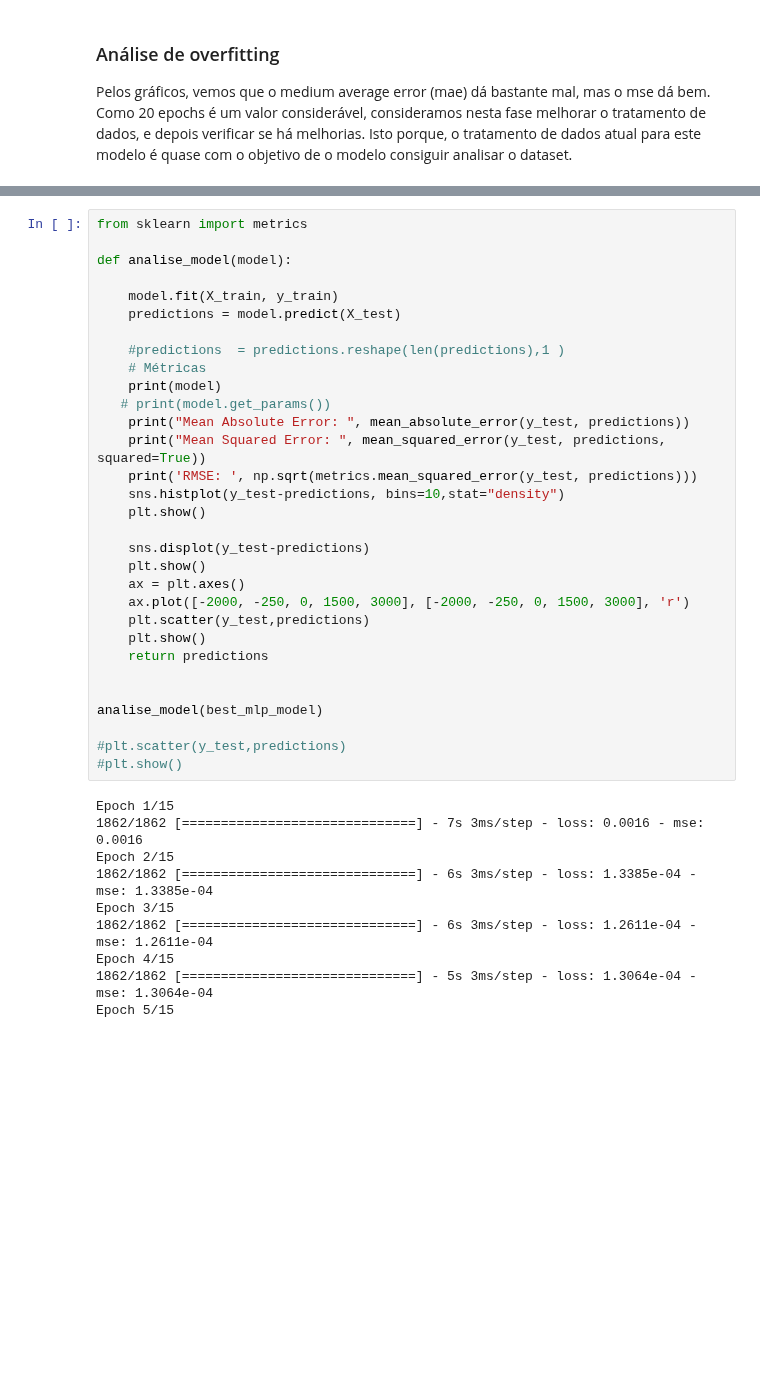
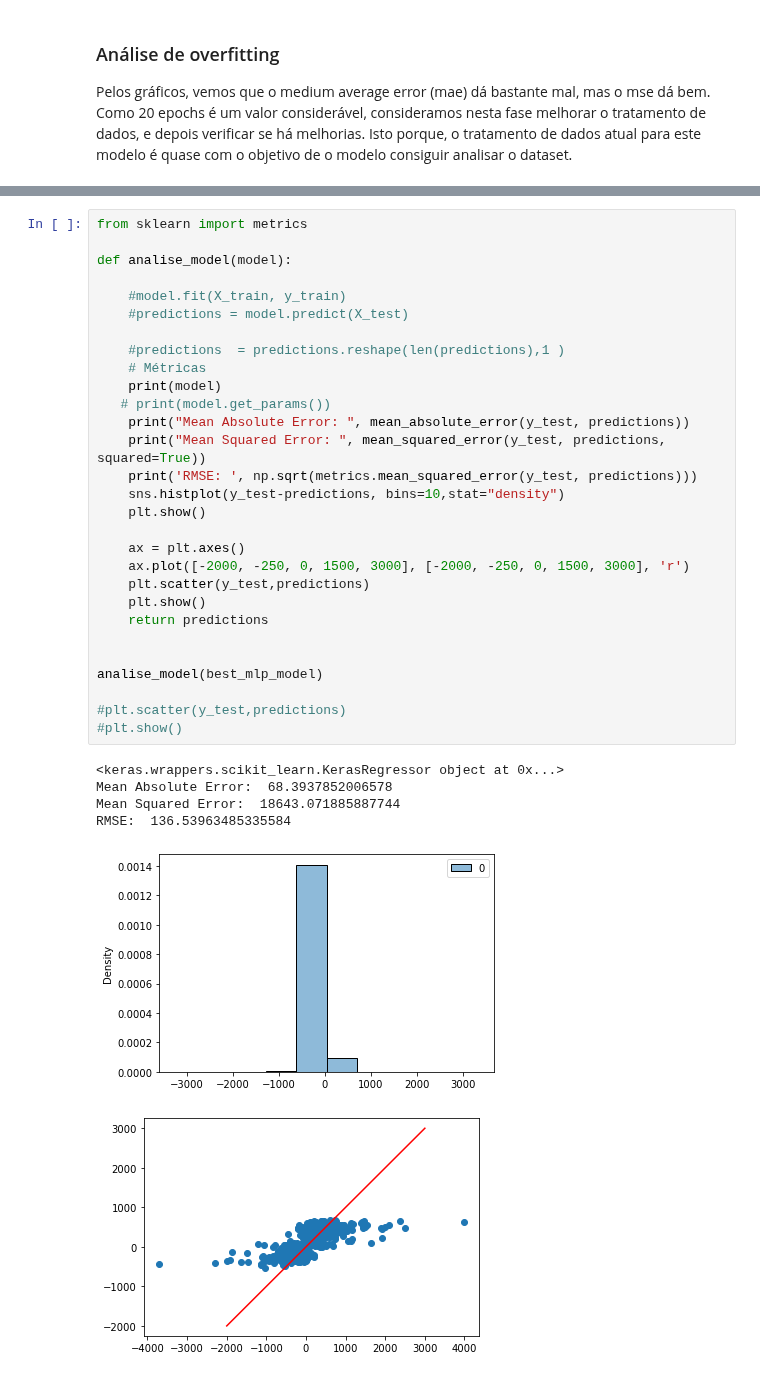
Before and after one commit to gonaloppcc/projetoDAA, a Jupyter notebook: melhor_grupo/neural_network.ipynb, the cells around one changed output, grey strips where cells are left out. Cells and saved outputs as stored; diff of their text form; blank space fills up the shorter version.

```diff
--- a/melhor_grupo/neural_network.ipynb
+++ b/melhor_grupo/neural_network.ipynb
@@ -271,41 +252,36 @@ real_predicted_viz(400)
 # %%
 from sklearn import metrics
 
 def analise_model(model):
 
-    model.fit(X_train, y_train)
-    predictions = model.predict(X_test)
+    #model.fit(X_train, y_train)
+    #predictions = model.predict(X_test)
 
     #predictions  = predictions.reshape(len(predictions),1 )
     # Métricas
     print(model)
    # print(model.get_params())
     print("Mean Absolute Error: ", mean_absolute_error(y_test, predictions))
     print("Mean Squared Error: ", mean_squared_error(y_test, predictions, squared=True))
     print('RMSE: ', np.sqrt(metrics.mean_squared_error(y_test, predictions)))
     sns.histplot(y_test-predictions, bins=10,stat="density")
     plt.show()
 
-    sns.displot(y_test-predictions)
-    plt.show()
     ax = plt.axes()
     ax.plot([-2000, -250, 0, 1500, 3000], [-2000, -250, 0, 1500, 3000], 'r')
     plt.scatter(y_test,predictions)
     plt.show()
     return predictions
 
 
 analise_model(best_mlp_model)
 
 #plt.scatter(y_test,predictions)
 #plt.show()
 # %% [output]
-Epoch 1/15
-1862/1862 [==============================] - 7s 3ms/step - loss: 0.0016 - mse: 0.0016
-Epoch 2/15
-1862/1862 [==============================] - 6s 3ms/step - loss: 1.3385e-04 - mse: 1.3385e-04
-Epoch 3/15
-1862/1862 [==============================] - 6s 3ms/step - loss: 1.2611e-04 - mse: 1.2611e-04
-Epoch 4/15
-1862/1862 [==============================] - 5s 3ms/step - loss: 1.3064e-04 - mse: 1.3064e-04
-Epoch 5/15
+<keras.wrappers.scikit_learn.KerasRegressor object at 0x...>
+Mean Absolute Error:  68.3937852006578
+Mean Squared Error:  18643.071885887744
+RMSE:  136.53963485335584
+[figure, added]
+[figure, added]
```
Also changed, not shown: parts of 9 cells of this notebook.
